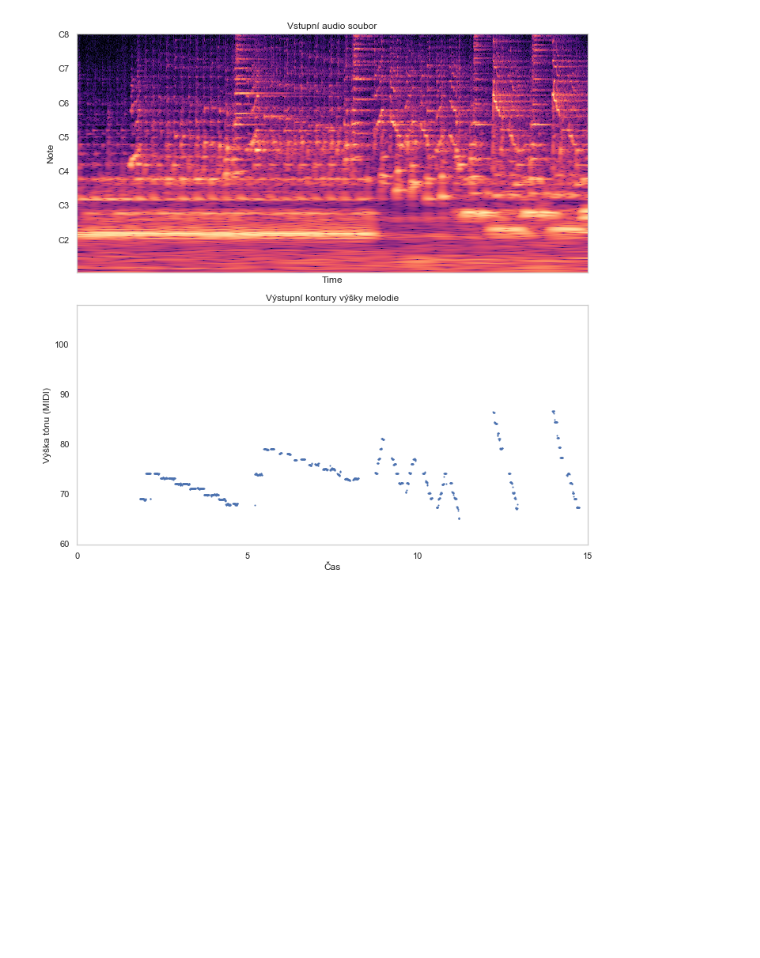
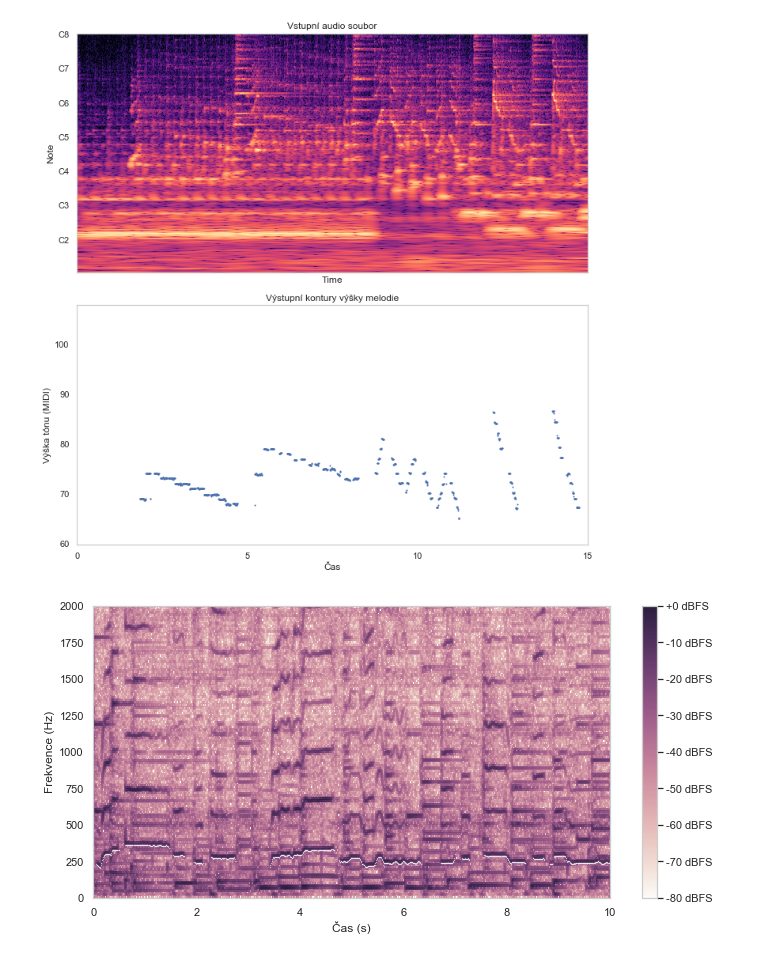
Before and after one commit to kukas/bachelor-thesis, a Jupyter notebook: priklady/uvod.ipynb, the cells around one changed output. Drawn from its saved outputs; the diff is of its cells as text; code cells hidden in the pictures; blank space fills up the shorter version.

```diff
--- a/priklady/uvod.ipynb
+++ b/priklady/uvod.ipynb
@@ -228,2 +229,54 @@ fig.savefig("../tex/img/input_output_spec.pdf", bbox_inches="tight")
 # %% [output]
 [figure]
+# %%
+sns.set(rc={'figure.figsize':(10,5)})
+sns.set_style("whitegrid", {'axes.grid' : False})
+
+fig, axs = plt.subplots(1,1, sharex=True, sharey=True)
+
+# audio, sr = librosa.load("../../datasets/mdb-synth/MDB-mf0-synth/audio_mix/MusicDelta_Hendrix_MIX_mf0synth.wav", sr=None)
+audio, sr = librosa.load("../../datasets/mirex05TrainFiles/train01.wav", sr=None)
+dur = 10
+audio = audio[:sr*dur]
+
+
+spectrogram = librosa.amplitude_to_db(np.abs(librosa.core.stft(audio, 4096, 512)), ref=np.max)
+
+#plt.sca(axs[0])
+# librosa.display.specshow(spectrogram, x_axis='time', y_axis='linear')
+cmap = sns.cubehelix_palette(light=0.98, reverse=False, as_cmap=True)
+
+plt.imshow(spectrogram, cmap=cmap, aspect="auto", origin="lower", extent=(0, dur, 0, sr/2))
+plt.xlim(0, dur)
+plt.ylim(0, 2000)
+
+
+# plt.sca(axs[1])
+# t, f = mir_eval.io.load_ragged_time_series("../../datasets/mdb-synth/MDB-mf0-synth/annotation_mf0/MusicDelta_Hendrix_MIX_mf0synth.csv", delimiter="\t")
+t, f = mir_eval.io.load_time_series("../../datasets/mirex05TrainFiles/train01REF.txt", delimiter="\t")
+#f = mir_eval.util.hz_to_midi(f)
+f[f == 0] = None
+plt.plot(t, f-8, ".w", markersize=0.5)
+#plt.plot(t, f+22, ".w", markersize=0.5)
+# plt.grid(True)
+#plt.xlim(7, 11)
+#plt.ylim(65, 85)
+plt.colorbar(format='%+2.0f dBFS')
+
+plt.xlabel("Čas (s)")
+plt.ylabel("Frekvence (Hz)")
+
+#axs[0].set_xlabel("Čas")
+#axs[0].set_ylabel("Amplituda")
+#axs[1].set_xlabel("Čas")
+#axs[1].set_ylabel("Výška tónu (MIDI)")
+
+#axs[0].set_title("Vstupní audio soubor")
+#axs[1].set_title("Výstupní kontury výšky melodie")
+
+
+plt.tight_layout()
+#sns.lineplot(t, f)
+fig.savefig("../tex/img/audio_mix_stft.pdf", bbox_inches="tight")
+# %% [output]
+[figure, added]
```
Also changed, not shown: parts of 7 cells of this notebook, 14 other files.
